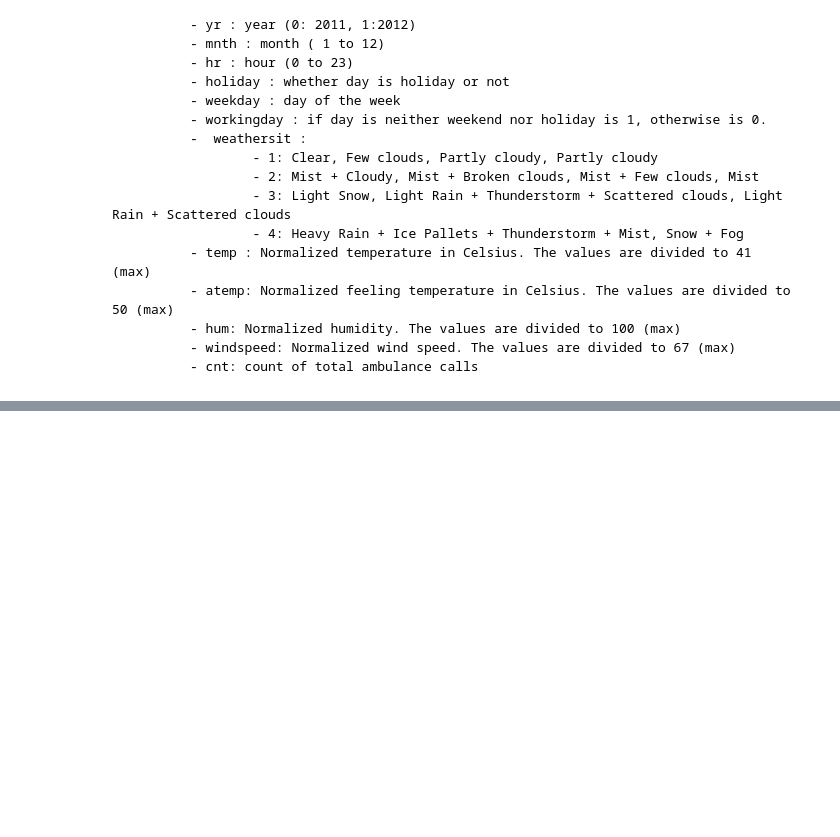
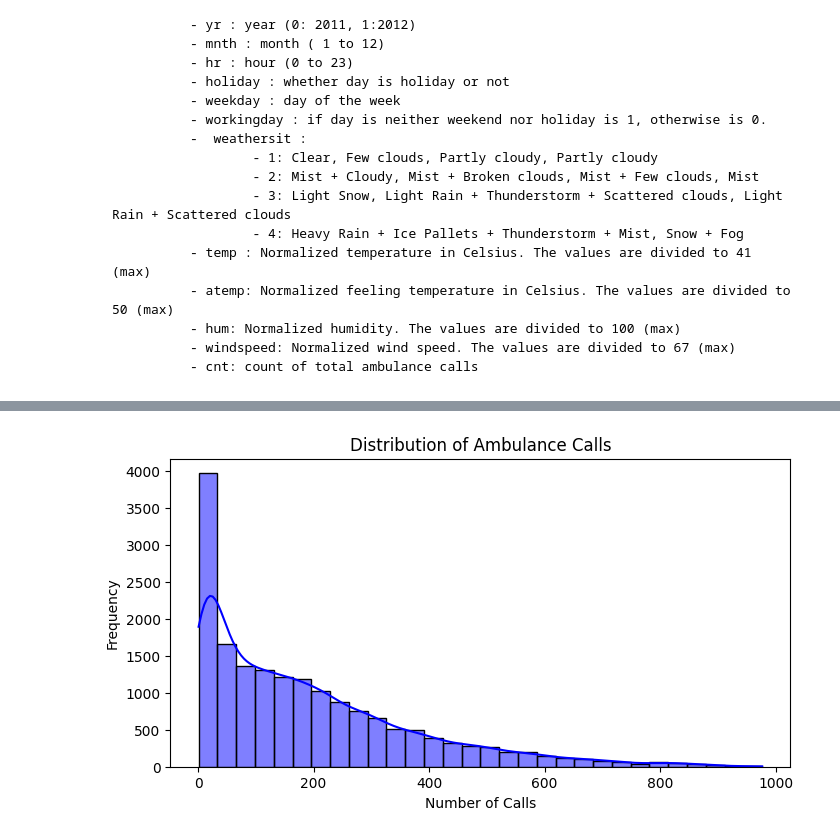
Before and after one commit to Poplacskyi/AI, a Jupyter notebook: labs_AD/FinalTaskDM_Liybomur_Poplavski.ipynb, the cells around one changed output, grey strips where cells are left out. Drawn from its saved outputs; the diff is of its cells as text; code cells hidden in the pictures; blank space fills up the shorter version.

```diff
--- a/labs_AD/FinalTaskDM_Liybomur_Poplavski.ipynb
+++ b/labs_AD/FinalTaskDM_Liybomur_Poplavski.ipynb
@@ -62,0 +69,10 @@ from matplotlib.pylab import rcParams
+# %%
+df = pd.read_csv("motorbike_ambulance_calls.csv")
+
+df['date'] = pd.to_datetime(df['date'], format='%m/%d/%y')
+df['hour_of_day'] = df['hr']
+df['day_of_week'] = df['weekday']
+df['month'] = df['mnth']
+
+print(df.info())
+print(df.describe())
@@ -62,0 +191,9 @@ from matplotlib.pylab import rcParams
+# %%
+plt.figure(figsize=(8, 4))
+sns.histplot(df['cnt'], bins=30, kde=True, color='blue')
+plt.title('Distribution of Ambulance Calls')
+plt.xlabel('Number of Calls')
+plt.ylabel('Frequency')
+plt.show()
+# %% [output]
+[figure, added]
```
Also changed, not shown: parts of 14 cells of this notebook.
